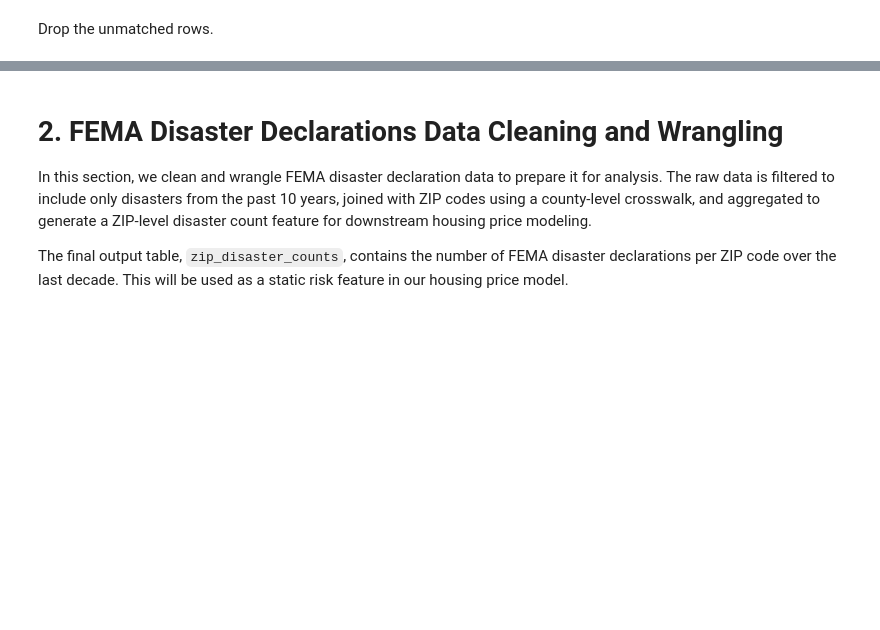
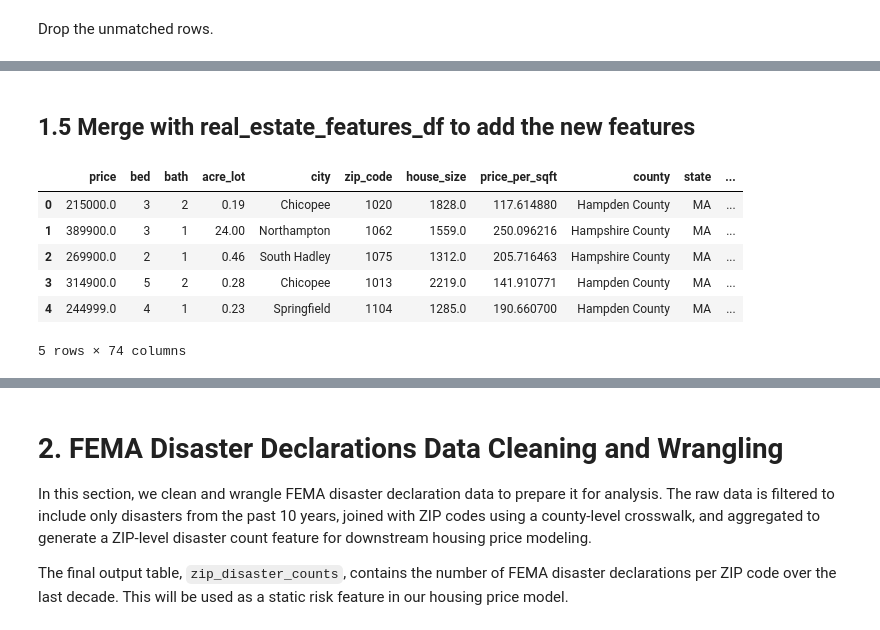
Before and after one commit to ypi9/HousingPricePrediction, a Jupyter notebook: final_project_merged.ipynb, the cells around one changed output, grey strips where cells are left out. Drawn from its saved outputs; the diff is of its cells as text; code cells hidden in the pictures; blank space fills up the shorter version.

Commit message:
merged county demographics with main dataset to obtain all the demographics features

```diff
--- a/final_project_merged.ipynb
+++ b/final_project_merged.ipynb
@@ -706,2 +330,5 @@ fips_df.head()
+# %%
+# Loading county df data from google drive
+fips_df = pd.read_csv('/content/drive/MyDrive/CIS 5450 Group Project/data_sets/state_and_county_fips_master.csv')
 # %%
 fips_df.info()
@@ -743,0 +472,4 @@ county_demographics_merged_df.head()
+# %%
+# filter demographics data for year of 2020
+county_demographics_merged_df = county_demographics_merged_df[county_demographics_merged_df['year'] == 2020].reset_index(drop=True)
+county_demographics_merged_df.info()
@@ -743,0 +494,14 @@ county_demographics_merged_df.head()
+# %% [markdown]
+## 1.5 Merge with real_estate_features_df to add the new features
+# %%
+# Merge with real_estate_features_df
+real_estate_features_final_df = pd.merge(real_estate_features_df, county_demographics_merged_df, on=['county','state'], how='inner')
+real_estate_features_final_df.head()
+# %% [output]
+|  | price | bed | bath | acre_lot | city | zip_code | house_size | price_per_sqft | county | state | ... |
+| 0 | 215000.0 | 3 | 2 | 0.19 | Chicopee | 1020 | 1828.0 | 117.614880 | Hampden County | MA | ... |
+| 1 | 389900.0 | 3 | 1 | 24.00 | Northampton | 1062 | 1559.0 | 250.096216 | Hampshire County | MA | ... |
+| 2 | 269900.0 | 2 | 1 | 0.46 | South Hadley | 1075 | 1312.0 | 205.716463 | Hampshire County | MA | ... |
+| 3 | 314900.0 | 5 | 2 | 0.28 | Chicopee | 1013 | 2219.0 | 141.910771 | Hampden County | MA | ... |
+| 4 | 244999.0 | 4 | 1 | 0.23 | Springfield | 1104 | 1285.0 | 190.660700 | Hampden County | MA | ... |
+5 rows × 74 columns
```
Also changed, not shown: parts of 56 cells of this notebook.
